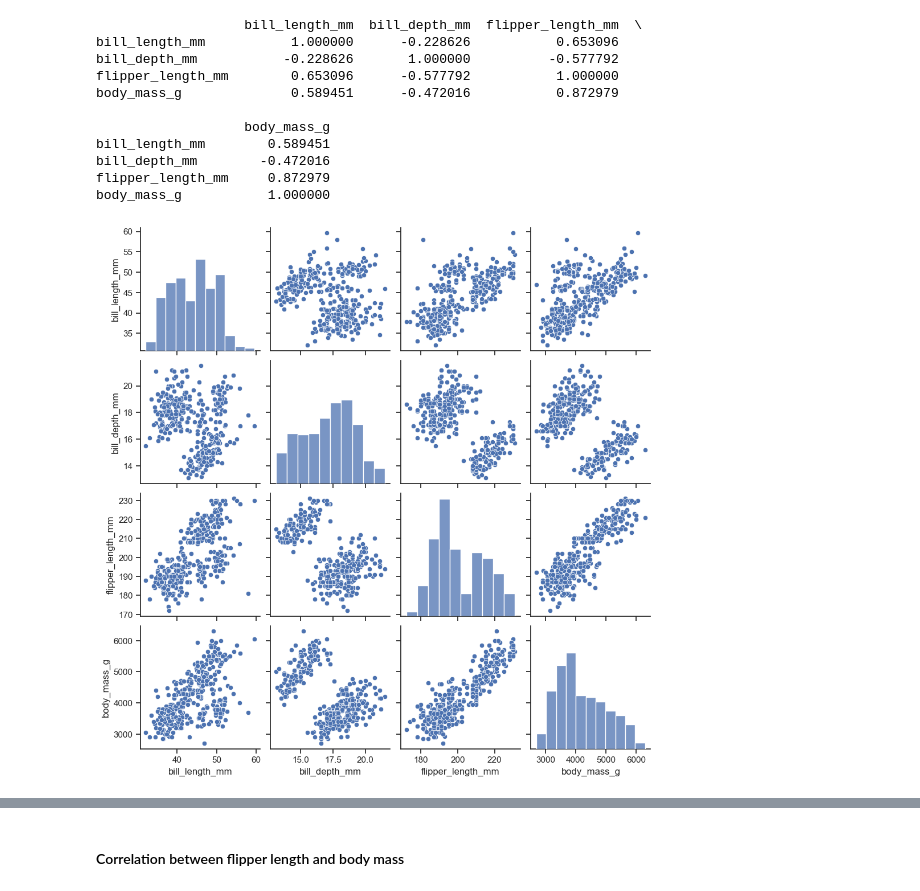
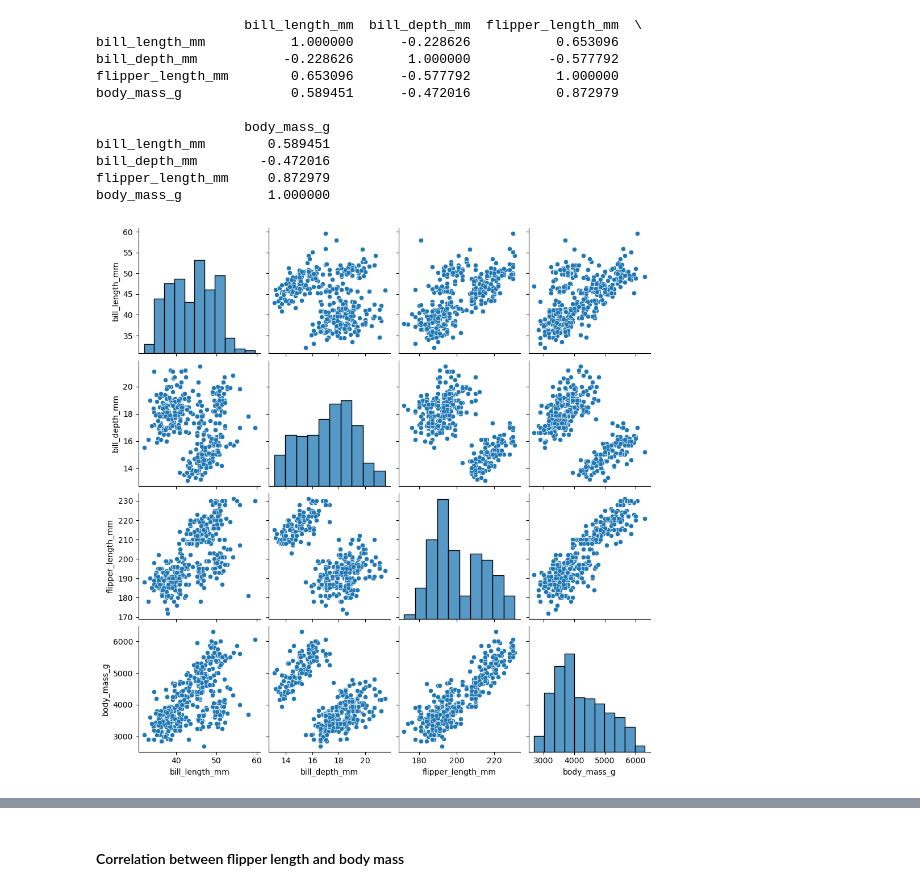
Before and after one commit to teesesmit/Data_analytics_project_24, a Jupyter notebook: penguins.ipynb, the cells around one changed output, grey strips where cells are left out. Saved outputs shown, nothing was run; the diff lists cells and outputs as text; code cells hidden in the pictures.

```diff
--- a/penguins.ipynb
+++ b/penguins.ipynb
@@ -216,11 +217,10 @@ flipper_length_mm     0.872979
 body_mass_g           1.000000
 # %%
 # Create scatter plot using Seaborn
-sns.set(style='ticks')
 sns.pairplot(df, kind='scatter', diag_kind='hist')
 plt.show()
 # %% [output]
-[figure, old version]
+[figure, new version]
 # %%
 # Correlation heatmap (https://www.w3schools.com/datascience/ds_stat_correlation_matrix.asp)
 #Select the columns of interest
```
Also changed, not shown: parts of 14 cells of this notebook.
